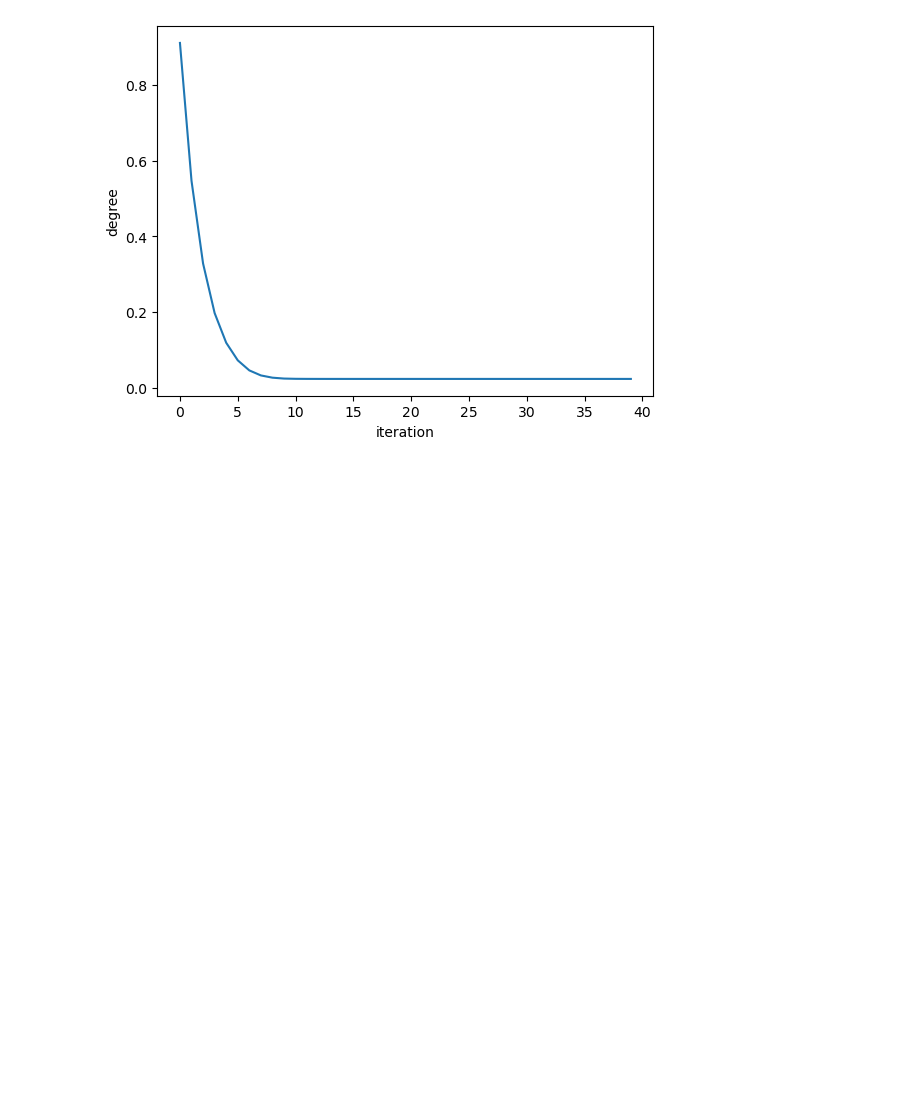
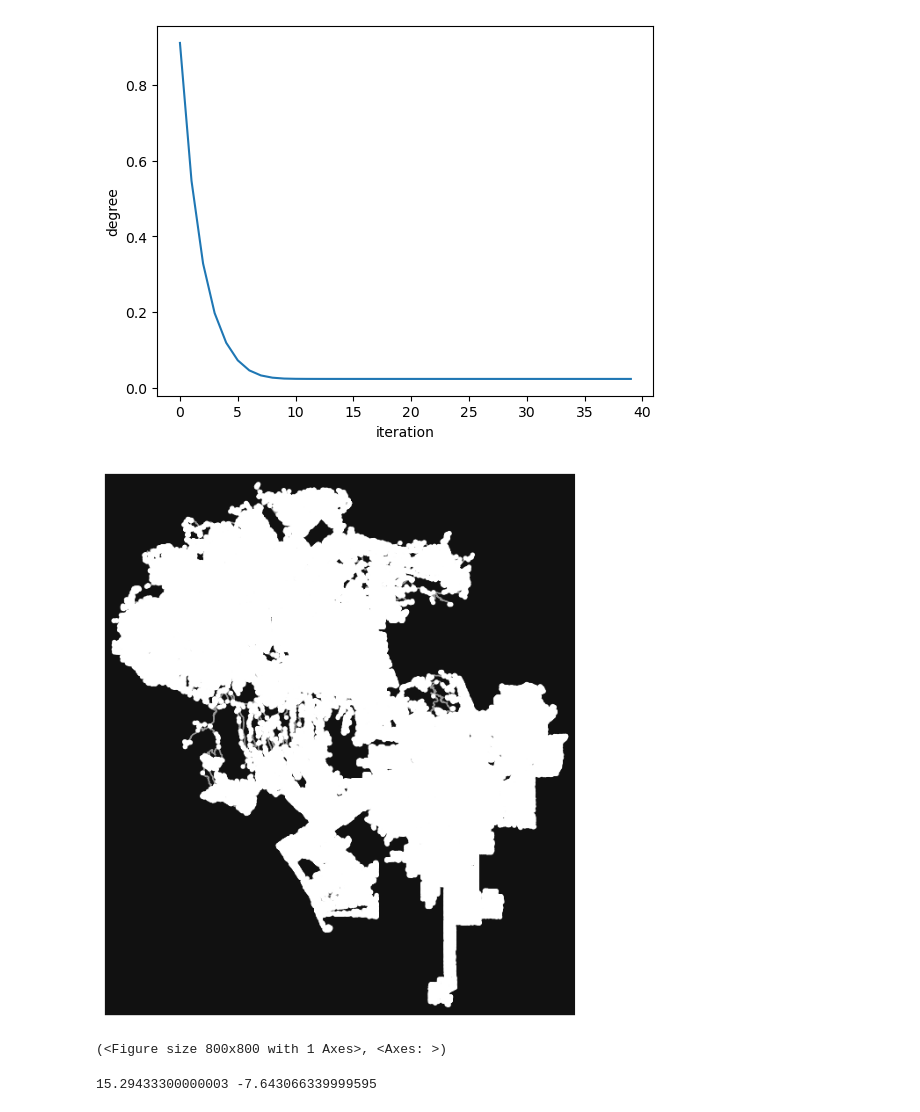
Before and after one commit to samderanova/LAMaps, a Jupyter notebook: server/plot_total_loss.ipynb, the cells around one changed output. Drawn from its saved outputs; the diff is of its cells as text; code cells hidden in the pictures; blank space fills up the shorter version.

Commit message:
fix distances

```diff
--- a/server/plot_total_loss.ipynb
+++ b/server/plot_total_loss.ipynb
@@ -24,3 +25,21 @@ plt.ylabel('degree')
 plt.show()
 # %% [output]
 [figure]
+# %%
+G = get_map()
+
+top_left = [34.0623, -118.4031]
+bottom_right = [33.8011, -118.0426]
+
+# ox.plot_graph(G, bbox=(34.1623, 33.8011, -118.2026, -118.8031))
+ox.plot_graph(G)
+# %% [output]
+[figure, added]
+(<Figure size 800x800 with 1 Axes>, <Axes: >)
+# %%
+# UCLA coordinates
+lat, lon = 34.0699, -118.4438
+d1, d2 = get_distance_miles(lat, lon)
+print(d1, d2)
+# %% [output]
+15.29433300000003 -7.643066339999595
```
Also changed, not shown: parts of 4 cells of this notebook, 2 other files.
